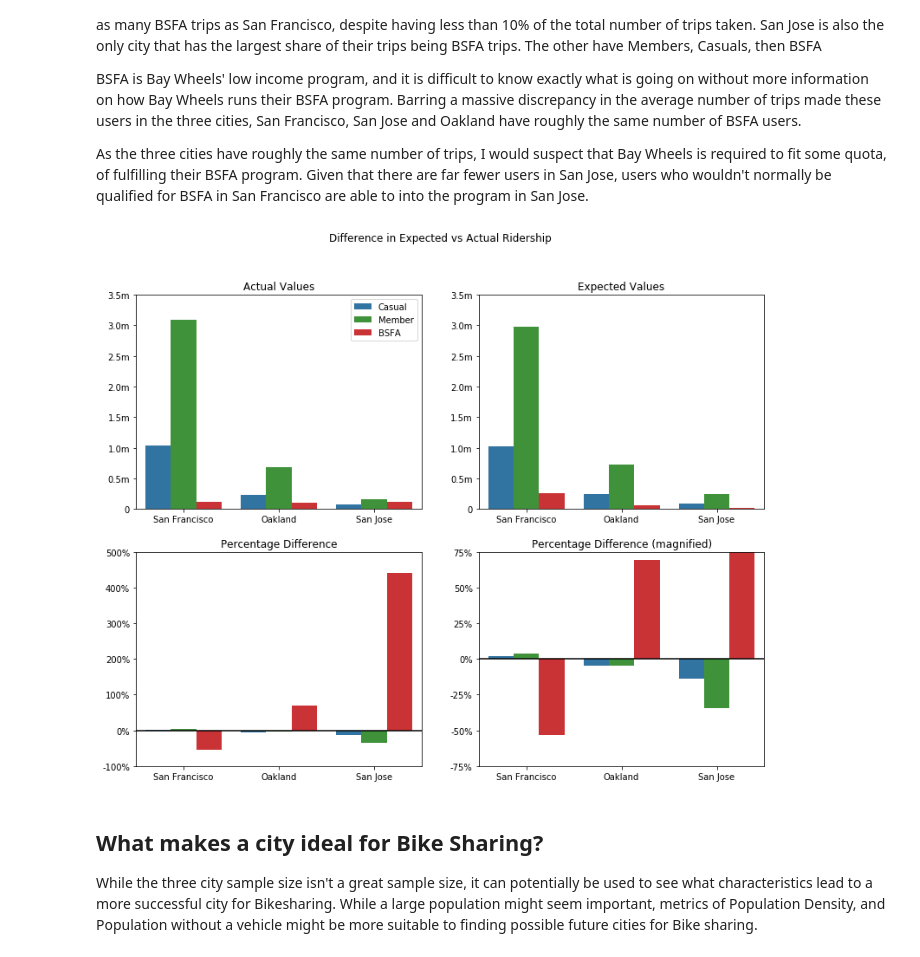
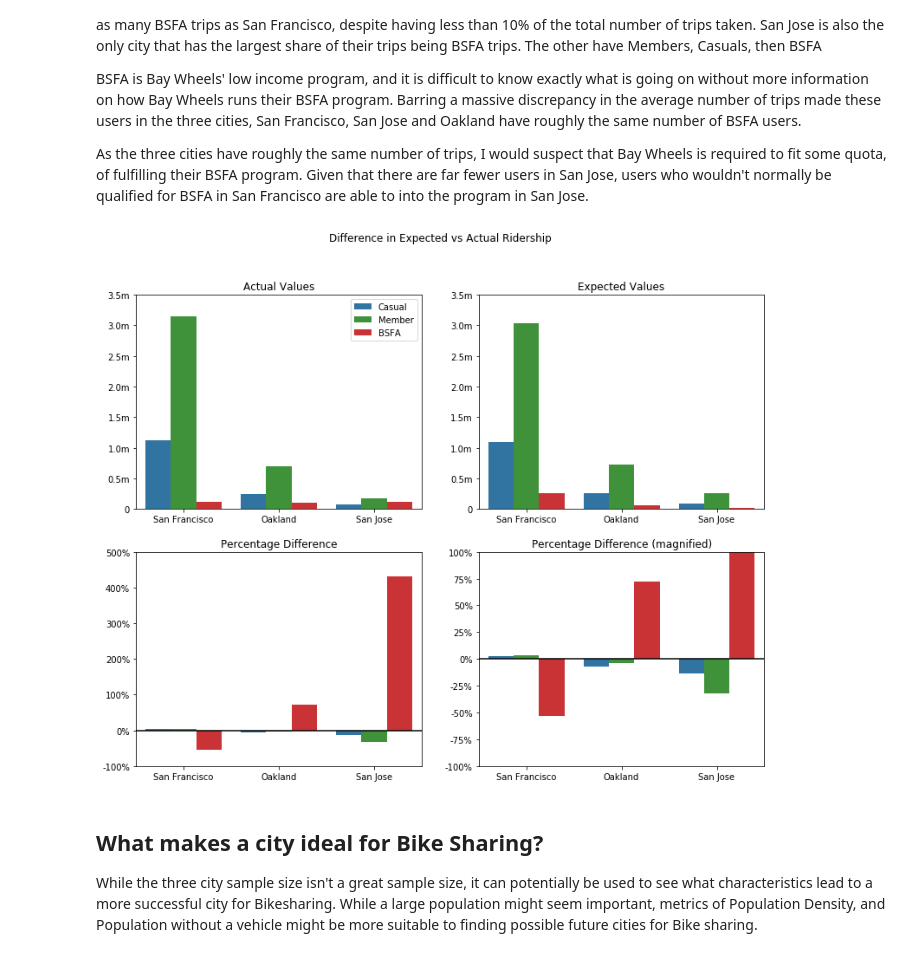
Before and after one commit to MichaelHarjani/BayWheels, a Jupyter notebook: Presentation.ipynb, the cells around one changed output. Drawn from its saved outputs; the diff is of its cells as text; code cells hidden in the pictures.

```diff
--- a/Presentation.ipynb
+++ b/Presentation.ipynb
@@ -59,7 +59,7 @@ y202003 = pd.read_csv('202003-baywheels-tripdata.csv')
 y202004 = pd.read_csv('202004-baywheels-tripdata.csv')
 y202005 = pd.read_csv('202005-baywheels-tripdata.csv')
 y202006 = pd.read_csv('202006-baywheels-tripdata.csv')
-
+y202007 = pd.read_csv('202007-baywheels-tripdata.csv')
 
 # Removing rides that don't belong in their month's dataset
 y202002 = y202002[y202002['start_time'].astype(str).str[5:7] == '02']
@@ -69,7 +69,7 @@ y202003 = y202003[y202003['start_time'].astype(str).str[5:7] == '03']
 oldcols = y2017.append(y201801).append(y201802).append(y201803).append(y201804).append(y201805).append(y201806).append(y201807).append(y201808).append(y201809).append(y201810).append(y201811).append(y201812).append(y201901).append(y201902).append(y201903).append(y201904).append(y201905).append(y201906).append(y201907).append(y201908).append(y201909).append(y201910).append(y201911).append(y201912).append(y202001).append(y202002).append(y202003)
 
 # Combining the new formats together
-newcols = y202004.append(y202005).append(y202006)
+newcols = y202004.append(y202005).append(y202006).append(y202007)
 # %%
 # Renaming the old columns the new terminology or make less wordy
 oldcols.rename(columns={'start_time': 'started_at', 'end_time': 'ended_at',
@@ -1155,36 +1167,36 @@ plt.title('Percentage Difference')
 plt.xlabel('')
 
 plt.yticks(np.arange(-1, 6, 1), ['-100%', '0%', '100%', '200%', '300%', '400%', '500%'])
 plt.ylim([-1, 5])
 plt.ylabel('')
 
 plt.axhline(0, color='black')
 
 
 l = ax.get_legend().remove()
 
 
 
 ax = plt.subplot(2,2,4)
 sb.barplot(data = ucgroup, x = 'start_city', y = 'diff_perc', hue = 'user_class', palette = usercolours)
 plt.title('Percentage Difference (magnified)')
 
 plt.xlabel('')
 
-plt.yticks(np.arange(-.75, 0.75+0.25, 0.25), ['-75%', '-50%', '-25%', '0%', '25%', '50%', '75%'])
-plt.ylim([-.75, .75])
+plt.yticks(np.arange(-1, 1+0.25, 0.25), ['-100%', '-75%', '-50%', '-25%', '0%', '25%', '50%', '75%', '100%'])
+plt.ylim([-1, 1])
 plt.ylabel('')
 
 plt.axhline(0, color='black')
 
 
 l = ax.get_legend().remove()
 
 
 
 plt.show();
 # %% [output]
-[figure, old version]
+[figure, new version]
 # %%
 city_summary = bikes[['start_city', 'start_id', 'duration']].groupby(['start_id', 'start_city']).count().groupby(['start_city']).count()
 city_summary.rename(columns = {'duration': 'bike_stations'}, inplace=True)
```
Also changed, not shown: parts of 23 cells of this notebook, 2 other files.
